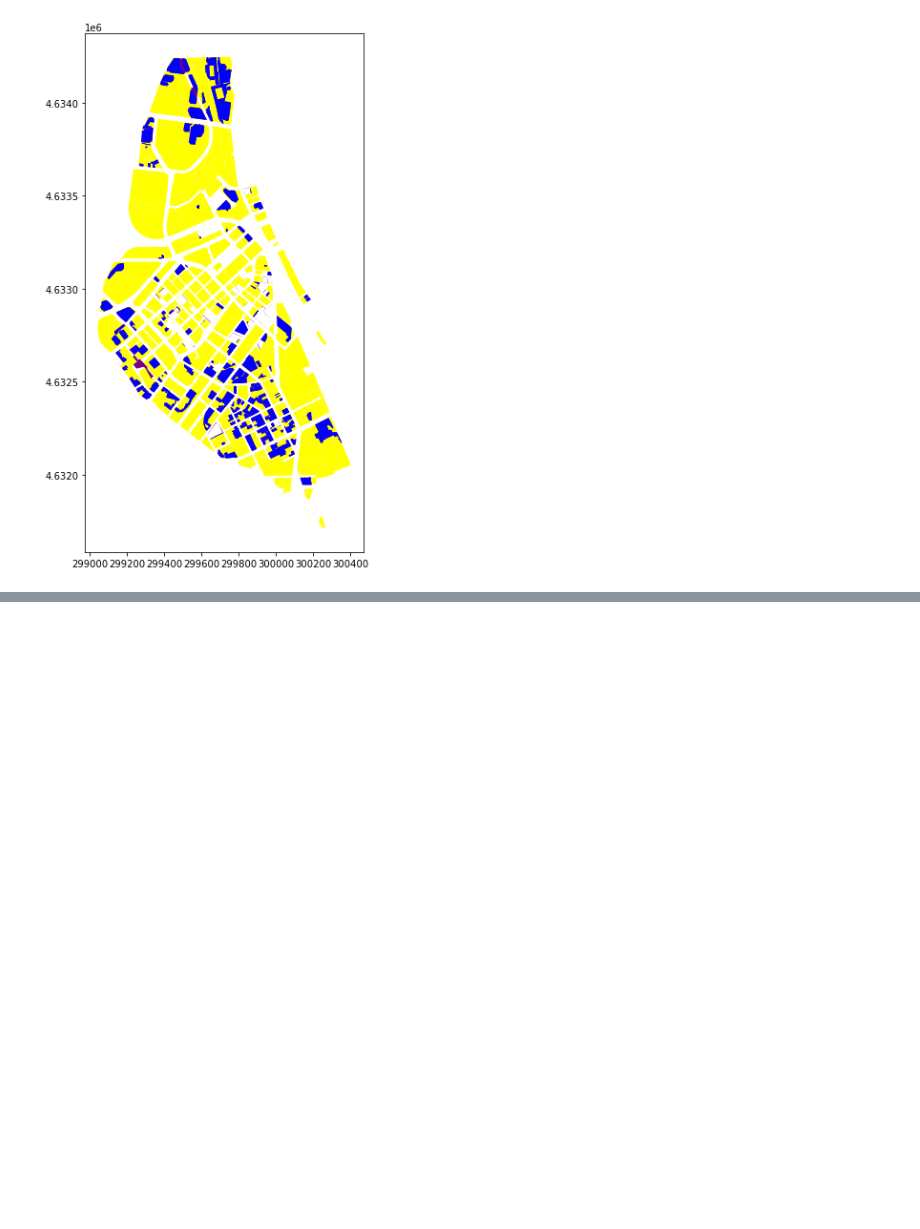
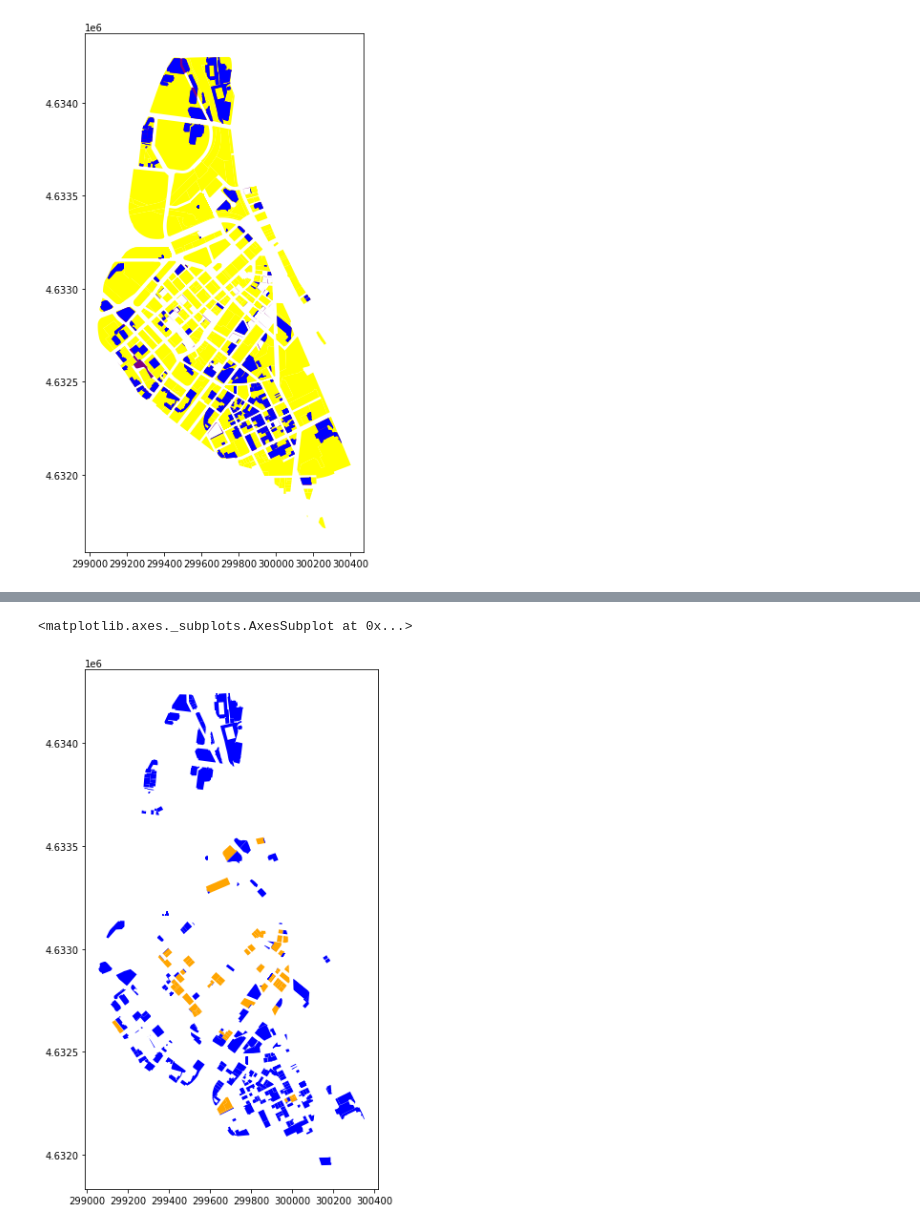
Before and after one commit to chris-sarli/parking-analysis, a Jupyter notebook: notebooks/Taxes.ipynb, the cells around one changed output, grey strips where cells are left out. Cells and saved outputs as stored; diff of their text form; code cells hidden in the pictures; blank space fills up the shorter version.

Commit message:
Zoning, taxes

```diff
--- a/notebooks/Taxes.ipynb
+++ b/notebooks/Taxes.ipynb
@@ -31,0 +30,18 @@ parcels.head()
+# %%
+def makePLU(p):
+    if p['CAMAExtract_PlatNum'] == None:
+        return None
+    u = p['CAMAExtract_UnitNum'].strip()
+    if u == '':
+        u = '0000'
+    elif u.isdigit():
+        u = "{:04d}".format(int(u))
+    return '{}-{}-{}'.format("{:03d}".format(int(p['CAMAExtract_PlatNum'])), "{:04d}".format(int(p['CAMAExtract_LotNum'])), u)
+
+parcels['plu'] = parcels.apply(lambda x: makePLU(x.to_dict()), axis=1)
+
+parcels = parcels[['OBJECTID', 'plu', 'CAMAExtract_AssessedValueTotal',
+       'CAMAExtract_AssessedValueLand', 'CAMAExtract_AssessedValueBuildi',
+       'CAMAExtract_MuniUseCodeDesc',
+       'geometry']]
+parcels = parcels.rename(columns={'OBJECTID': "ParcelID", 'CAMAExtract_AssessedValueTotal': "ValueTotal", 'CAMAExtract_AssessedValueLand': "ValueLand", 'CAMAExtract_AssessedValueBuildi': "ValueBuilding", 'CAMAExtract_MuniUseCodeDesc': "Use"})
@@ -32,5 +63,5 @@ parcels.head()
 # %% [markdown]
 The parcels include some `'Paid Prkg Lot'`s, which have assessed values. We will separate out these entries from all others:
 # %%
-parcelsParking = parcels[parcels['CAMAExtract_MuniUseCodeDesc'] == 'Paid Prkg Lot']
-parcelsOther = parcels[parcels['CAMAExtract_MuniUseCodeDesc'] != 'Paid Prkg Lot']
+parcelsParking = parcels[parcels['Use'] == 'Paid Prkg Lot']
+parcelsOther = parcels[parcels['Use'] != 'Paid Prkg Lot']
@@ -36,0 +70,4 @@ parcelsOther = parcels[parcels['CAMAExtract_MuniUseCodeDesc'] != 'Paid Prkg Lot'
+# %%
+zoning = gpd.read_file("tax-data/BaseZoning.geojson").to_crs(26919)
+zoning = zoning[['Code', 'geometry']].rename(columns={'Code':'Zoning'})
+zoning.head()
@@ -46,3 +90,6 @@ footprint_type = "parking"
 osm_unprojected = ox.footprints.footprints_from_place(place, footprint_type=footprint_type)
 osm = ox.project_gdf(osm_unprojected).to_crs(26919)
 osm = osm[osm['parking'] == "surface"]
+# %%
+osm = osm[['geometry']]
+osm = gpd.overlay(osm, zoning, how='intersection')
@@ -151,0 +139,6 @@ RangeIndex(start=0, stop=873, step=1)
+# %%
+ax = osm_in_parcelsParking.plot(color='orange', figsize=(10,10))
+osm_in_parcelsOther.plot(ax=ax, color='blue')
+# %% [output]
+<matplotlib.axes._subplots.AxesSubplot at 0x...>
+[figure, added]
```
Also changed, not shown: parts of 36 cells of this notebook, 12 other files.
